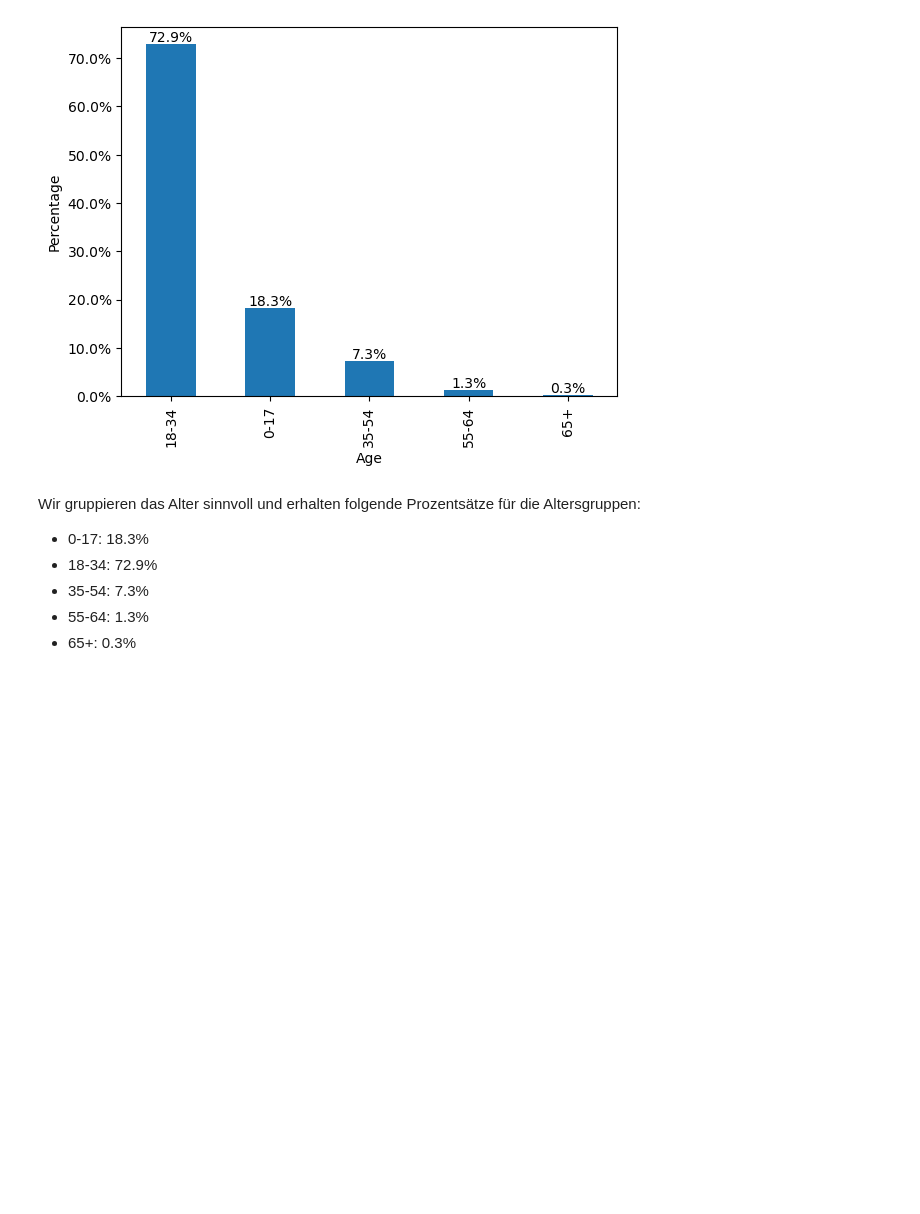
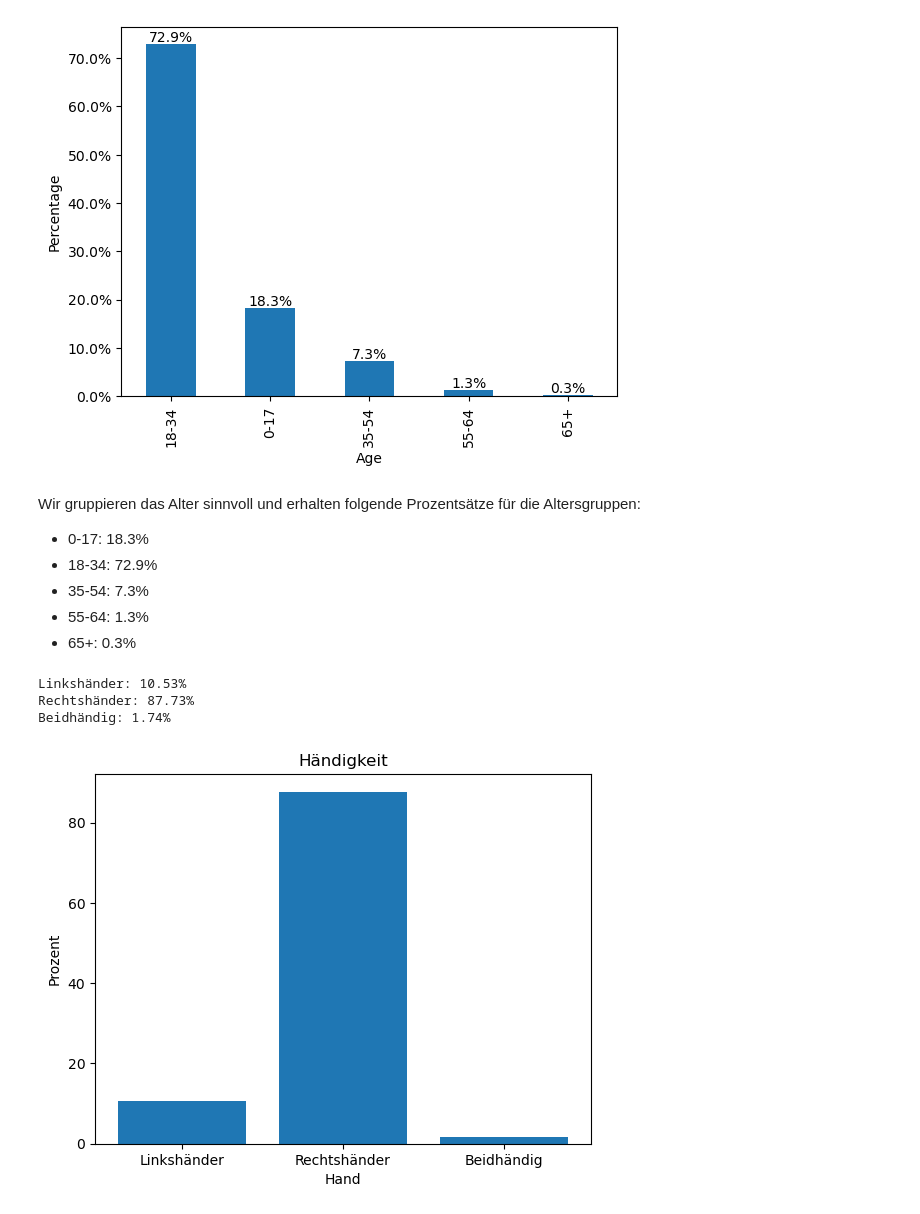
Before and after one commit to wi21b030/Mental-Health, a Jupyter notebook: Mental-Health.ipynb, the cells around one changed output. Saved outputs shown, nothing was run; the diff lists cells and outputs as text; code cells hidden in the pictures; blank space fills up the shorter version.

Commit message:
Update Demografische Daten

```diff
--- a/Mental-Health.ipynb
+++ b/Mental-Health.ipynb
@@ -219,3 +219,36 @@ Wir gruppieren das Alter sinnvoll und erhalten folgende Prozentsätze für die A
 - 35-54: 7.3%
 - 55-64: 1.3%
 - 65+: 0.3%
+# %%
+left_handed = collection.count_documents({'hand': 2})
+right_handed = collection.count_documents({'hand': 1})
+ambidextrous = collection.count_documents({'hand': 3})
+
+total = left_handed + right_handed + ambidextrous
+
+if total != 0:
+    left_handed_percent = left_handed / total * 100
+    right_handed_percent = right_handed / total * 100
+    ambidextrous_percent = ambidextrous / total * 100
+else:
+    print("Keine Daten gefunden.")
+
+
+print("Linkshänder: {:.2f}%".format(left_handed_percent))
+print("Rechtshänder: {:.2f}%".format(right_handed_percent))
+print("Beidhändig: {:.2f}%".format(ambidextrous_percent))
+# %% [output]
+Linkshänder: 10.53%
+Rechtshänder: 87.73%
+Beidhändig: 1.74%
+# %%
+labels = ['Linkshänder', 'Rechtshänder', 'Beidhändig']
+values = [left_handed_percent, right_handed_percent, ambidextrous_percent]
+
+plt.bar(labels, values)
+plt.title('Händigkeit')
+plt.xlabel('Hand')
+plt.ylabel('Prozent')
+plt.show()
+# %% [output]
+[figure, added]
```
Also changed, not shown: parts of 6 cells of this notebook.
